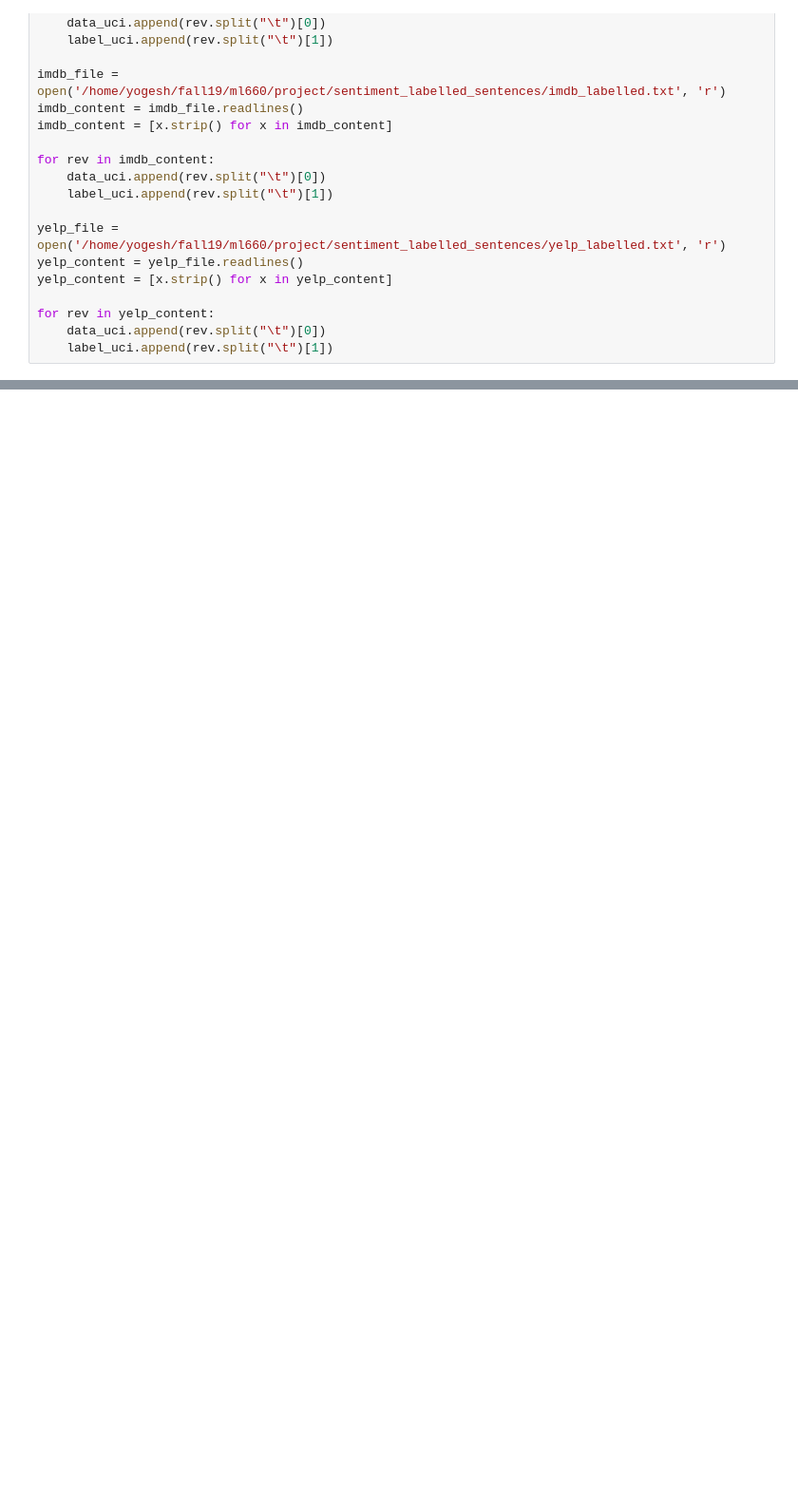
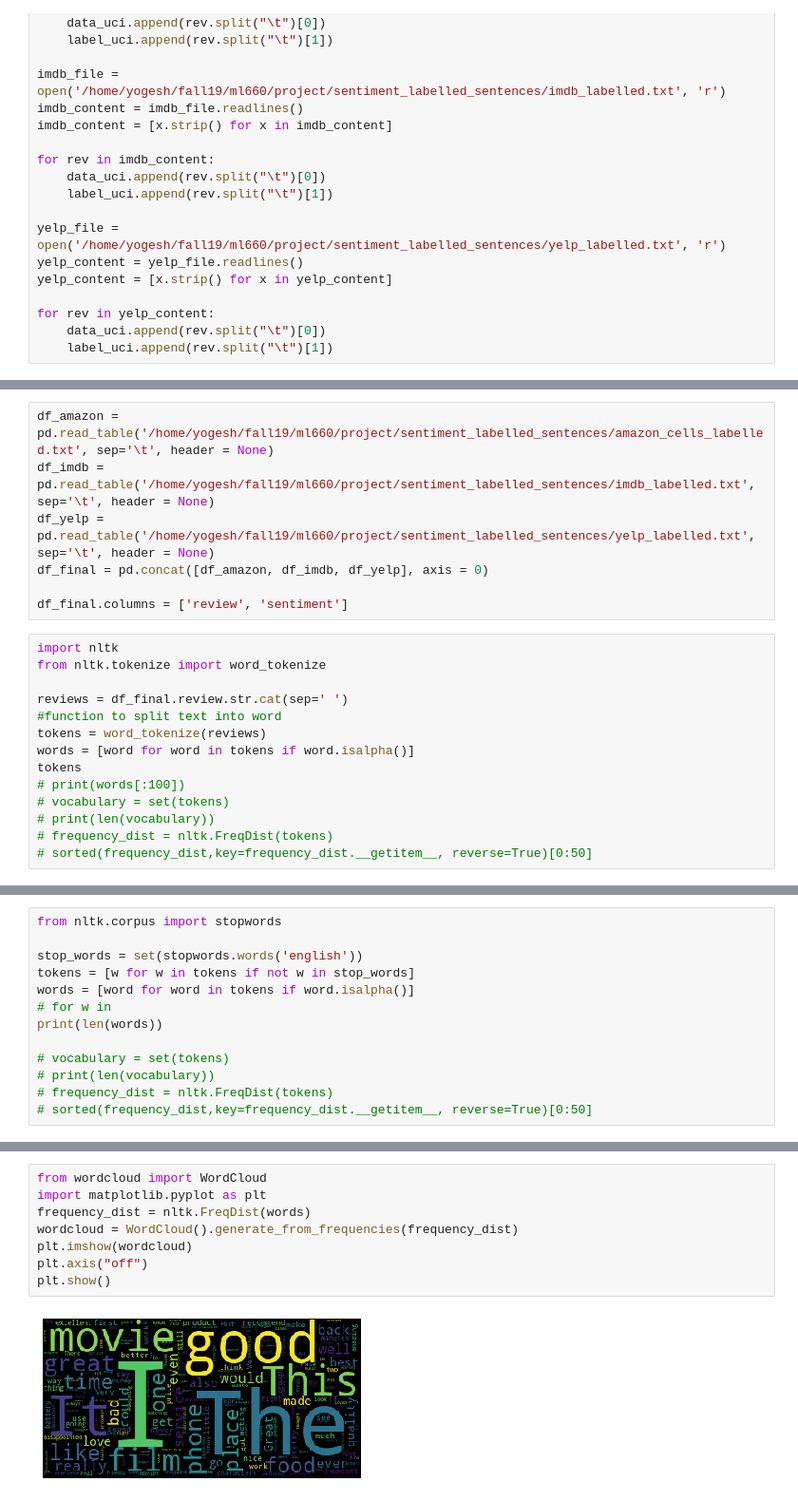
Before and after one commit to yogeshgajjar/sentiment-analysis-of-user-reviews, a Jupyter notebook: sentiment_analysis.ipynb, the cells around one changed output, grey strips where cells are left out. Shown at 95% size. Cells and saved outputs as stored; diff of their text form; blank space fills up the shorter version.

```diff
--- a/sentiment_analysis.ipynb
+++ b/sentiment_analysis.ipynb
@@ -30,0 +51,21 @@ for rev in yelp_content:
+# %%
+df_amazon = pd.read_table('/home/yogesh/fall19/ml660/project/sentiment_labelled_sentences/amazon_cells_labelled.txt', sep='\t', header = None)
+df_imdb = pd.read_table('/home/yogesh/fall19/ml660/project/sentiment_labelled_sentences/imdb_labelled.txt', sep='\t', header = None)
+df_yelp = pd.read_table('/home/yogesh/fall19/ml660/project/sentiment_labelled_sentences/yelp_labelled.txt', sep='\t', header = None)
+df_final = pd.concat([df_amazon, df_imdb, df_yelp], axis = 0)
+
+df_final.columns = ['review', 'sentiment']
+# %%
+import nltk
+from nltk.tokenize import word_tokenize
+
+reviews = df_final.review.str.cat(sep=' ')
+#function to split text into word
+tokens = word_tokenize(reviews)
+words = [word for word in tokens if word.isalpha()]
+tokens
+# print(words[:100])
+# vocabulary = set(tokens)
+# print(len(vocabulary))
+# frequency_dist = nltk.FreqDist(tokens)
+# sorted(frequency_dist,key=frequency_dist.__getitem__, reverse=True)[0:50]
@@ -30,0 +94,13 @@ for rev in yelp_content:
+# %%
+from nltk.corpus import stopwords
+
+stop_words = set(stopwords.words('english'))
+tokens = [w for w in tokens if not w in stop_words]
+words = [word for word in tokens if word.isalpha()]
+# for w in
+print(len(words))
+
+# vocabulary = set(tokens)
+# print(len(vocabulary))
+# frequency_dist = nltk.FreqDist(tokens)
+# sorted(frequency_dist,key=frequency_dist.__getitem__, reverse=True)[0:50]
@@ -30,0 +129,10 @@ for rev in yelp_content:
+# %%
+from wordcloud import WordCloud
+import matplotlib.pyplot as plt
+frequency_dist = nltk.FreqDist(words)
+wordcloud = WordCloud().generate_from_frequencies(frequency_dist)
+plt.imshow(wordcloud)
+plt.axis("off")
+plt.show()
+# %% [output]
+[figure, added]
```
Also changed, not shown: parts of 8 cells of this notebook.
